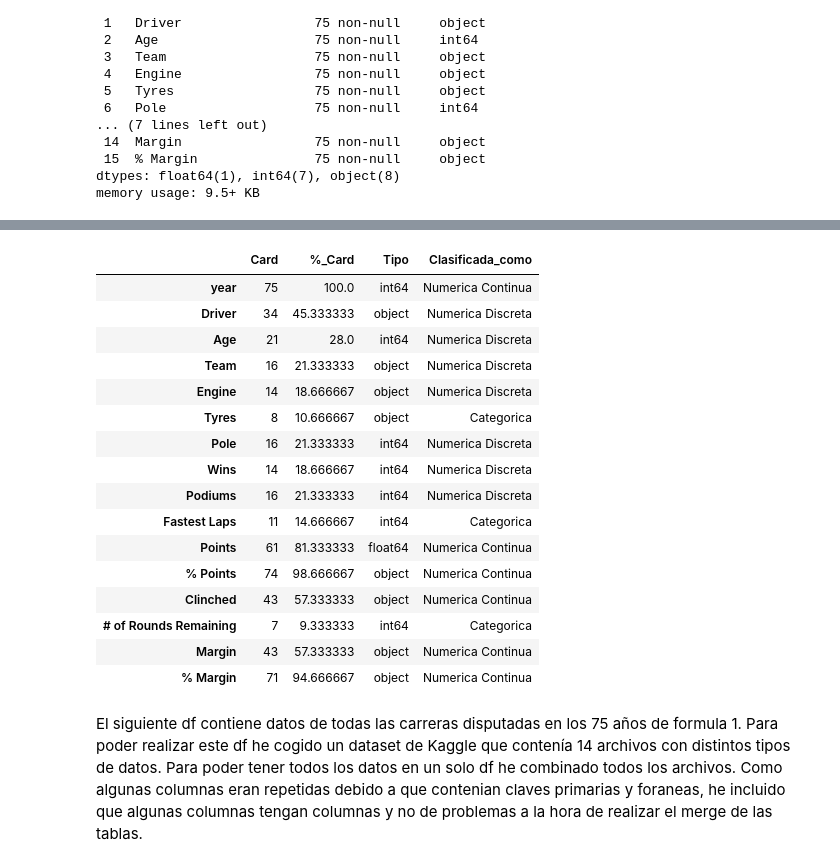
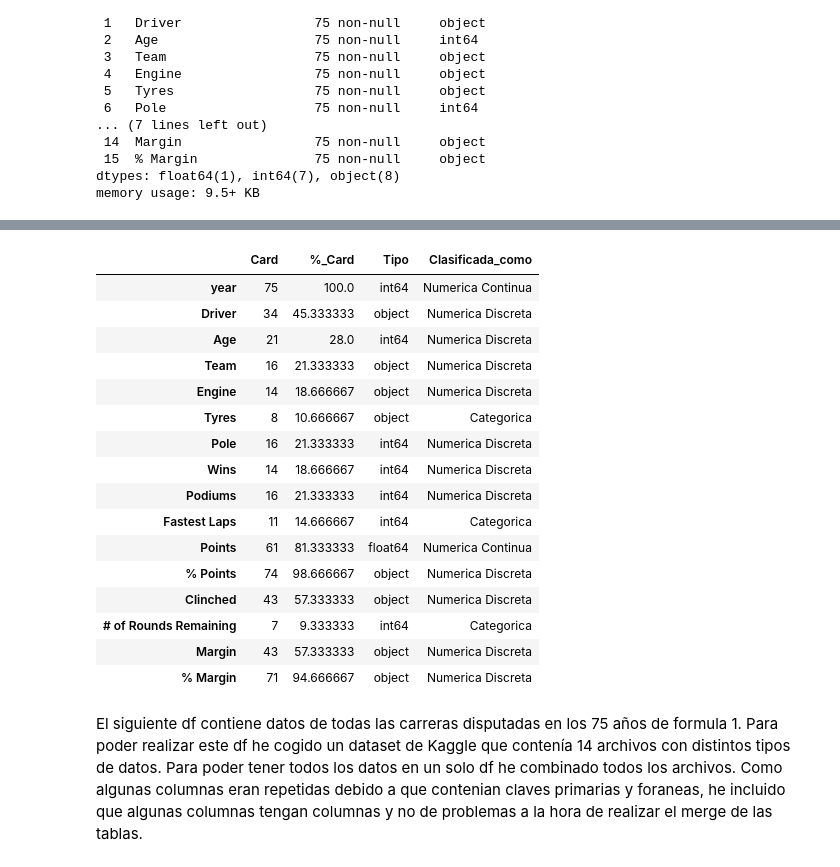
Before and after one commit to jacobo010/EDA_F1_Analysis, a Jupyter notebook: src/notebooks/primer_notebook.ipynb, the cells around one changed output, grey strips where cells are left out. Cells and saved outputs as stored; diff of their text form; code cells hidden in the pictures.

```diff
--- a/src/notebooks/primer_notebook.ipynb
+++ b/src/notebooks/primer_notebook.ipynb
@@ -125,30 +158,39 @@ memory usage: 9.5+ KB
 # %%
-df_tipificacion = pd.DataFrame([df_temporadas_f1.nunique(), df_temporadas_f1.nunique()/len(df_temporadas_f1) * 100, df_temporadas_f1.dtypes]).T.rename(columns = {0: "Card",\
-                                                                                                                                 1: "%_Card", 2: "Tipo"})
+# Crear DataFrame con la información básica
+df_tipificacion = pd.DataFrame([df_temporadas_f1.nunique(), df_temporadas_f1.nunique()/len(df_temporadas_f1) * 100, df_temporadas_f1.dtypes]).T.rename(columns={0: "Card", 1: "%_Card", 2: "Tipo"})
 
-df_tipificacion["Clasificada_como"] = "Categorica" # Partiendo de que casi todas parecen categóricas
+# Inicializamos como 'Categorica' por defecto
+df_tipificacion["Clasificada_como"] = "Categorica"
+
+# Clasificación de columnas binarias
 df_tipificacion.loc[df_tipificacion.Card == 2, "Clasificada_como"] = "Binaria"
-df_tipificacion.loc[df_tipificacion["Card"] > 11, "Clasificada_como"] ="Numerica Discreta"
-df_tipificacion.loc[df_tipificacion["%_Card"] > 50, "Clasificada_como"] = "Numerica Continua"
+
+# Clasificación de columnas numéricas discretas (más de 11 valores únicos)
+df_tipificacion.loc[df_tipificacion["Card"] > 11, "Clasificada_como"] = "Numerica Discreta"
+
+# Clasificación de columnas numéricas continuas (más del 45% de valores únicos)
+df_tipificacion.loc[(df_tipificacion["%_Card"] > 45) & (df_tipificacion["Tipo"].isin(['int64', 'float64'])), "Clasificada_como"] = "Numerica Continua"
+
+# Mostrar el DataFrame final
 df_tipificacion
 # %% [output]
 |  | Card | %_Card | Tipo | Clasificada_como |
 | year | 75 | 100.0 | int64 | Numerica Continua |
 | Driver | 34 | 45.333333 | object | Numerica Discreta |
 | Age | 21 | 28.0 | int64 | Numerica Discreta |
 | Team | 16 | 21.333333 | object | Numerica Discreta |
 | Engine | 14 | 18.666667 | object | Numerica Discreta |
 | Tyres | 8 | 10.666667 | object | Categorica |
 | Pole | 16 | 21.333333 | int64 | Numerica Discreta |
 | Wins | 14 | 18.666667 | int64 | Numerica Discreta |
 | Podiums | 16 | 21.333333 | int64 | Numerica Discreta |
 | Fastest Laps | 11 | 14.666667 | int64 | Categorica |
 | Points | 61 | 81.333333 | float64 | Numerica Continua |
-| % Points | 74 | 98.666667 | object | Numerica Continua |
-| Clinched | 43 | 57.333333 | object | Numerica Continua |
+| % Points | 74 | 98.666667 | object | Numerica Discreta |
+| Clinched | 43 | 57.333333 | object | Numerica Discreta |
 | # of Rounds Remaining | 7 | 9.333333 | int64 | Categorica |
-| Margin | 43 | 57.333333 | object | Numerica Continua |
-| % Margin | 71 | 94.666667 | object | Numerica Continua |
+| Margin | 43 | 57.333333 | object | Numerica Discreta |
+| % Margin | 71 | 94.666667 | object | Numerica Discreta |
 # %% [markdown]
 El siguiente df contiene datos de todas las carreras disputadas en los 75 años de formula 1. Para poder realizar este df he cogido un dataset de Kaggle que contenía 14 archivos con distintos tipos de datos. Para poder tener todos los datos en un solo df he combinado todos los archivos. Como algunas columnas eran repetidas debido a que contenian claves primarias y foraneas, he incluido que algunas columnas tengan columnas y no de problemas a la hora de realizar el merge de las tablas.
 # %%
```
Also changed, not shown: parts of 1 cell of this notebook.
